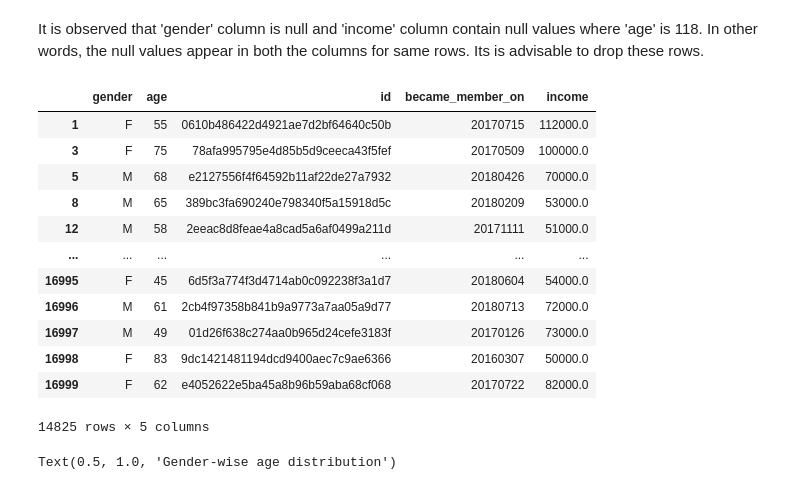
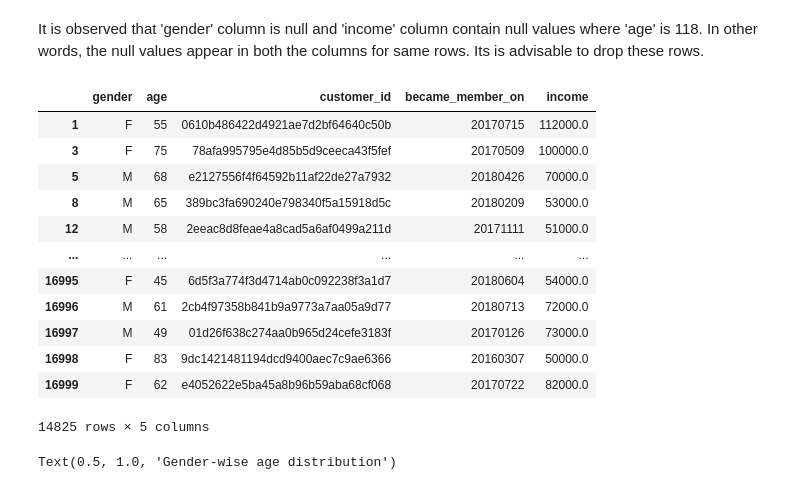
Before and after one commit to edidiongaligbe/Starbucks_Capstone_Project, a Jupyter notebook: Starbucks_Project.ipynb, the cells around one changed output. Cells and saved outputs as stored; diff of their text form; code cells hidden in the pictures.

```diff
--- a/Starbucks_Project.ipynb
+++ b/Starbucks_Project.ipynb
@@ -207,23 +226,26 @@ profile[profile['age'] == 118]
 2175 rows × 5 columns
 # %% [markdown]
 It is observed that 'gender' column is null and 'income' column contain null values where 'age' is 118. In other words, the null values appear in both the columns for same rows. Its is advisable to drop these rows.
-# %%
-profile = profile[profile.age != 118]
-profile
-# %% [output]
-|  | gender | age | id | became_member_on | income |
-| 1 | F | 55 | 0610b486422d4921ae7d2bf64640c50b | 20170715 | 112000.0 |
-| 3 | F | 75 | 78afa995795e4d85b5d9ceeca43f5fef | 20170509 | 100000.0 |
-| 5 | M | 68 | e2127556f4f64592b11af22de27a7932 | 20180426 | 70000.0 |
-| 8 | M | 65 | 389bc3fa690240e798340f5a15918d5c | 20180209 | 53000.0 |
-| 12 | M | 58 | 2eeac8d8feae4a8cad5a6af0499a211d | 20171111 | 51000.0 |
-| ... | ... | ... | ... | ... | ... |
-| 16995 | F | 45 | 6d5f3a774f3d4714ab0c092238f3a1d7 | 20180604 | 54000.0 |
-| 16996 | M | 61 | 2cb4f97358b841b9a9773a7aa05a9d77 | 20180713 | 72000.0 |
-| 16997 | M | 49 | 01d26f638c274aa0b965d24cefe3183f | 20170126 | 73000.0 |
-| 16998 | F | 83 | 9dc1421481194dcd9400aec7c9ae6366 | 20160307 | 50000.0 |
-| 16999 | F | 62 | e4052622e5ba45a8b96b59aba68cf068 | 20170722 | 82000.0 |
-14825 rows × 5 columns
+# %%
+# Drop rows where 'age' is 118
+profile = profile[profile.age != 118]
+# Change 'id' column name
+profile = profile.rename(columns = {'id': 'customer_id'})
+profile
+# %% [output]
+|  | gender | age | customer_id | became_member_on | income |
+| 1 | F | 55 | 0610b486422d4921ae7d2bf64640c50b | 20170715 | 112000.0 |
+| 3 | F | 75 | 78afa995795e4d85b5d9ceeca43f5fef | 20170509 | 100000.0 |
+| 5 | M | 68 | e2127556f4f64592b11af22de27a7932 | 20180426 | 70000.0 |
+| 8 | M | 65 | 389bc3fa690240e798340f5a15918d5c | 20180209 | 53000.0 |
+| 12 | M | 58 | 2eeac8d8feae4a8cad5a6af0499a211d | 20171111 | 51000.0 |
+| ... | ... | ... | ... | ... | ... |
+| 16995 | F | 45 | 6d5f3a774f3d4714ab0c092238f3a1d7 | 20180604 | 54000.0 |
+| 16996 | M | 61 | 2cb4f97358b841b9a9773a7aa05a9d77 | 20180713 | 72000.0 |
+| 16997 | M | 49 | 01d26f638c274aa0b965d24cefe3183f | 20170126 | 73000.0 |
+| 16998 | F | 83 | 9dc1421481194dcd9400aec7c9ae6366 | 20160307 | 50000.0 |
+| 16999 | F | 62 | e4052622e5ba45a8b96b59aba68cf068 | 20170722 | 82000.0 |
+14825 rows × 5 columns
 # %%
 # Gender-wise age distribution
 fig, ax = plt.subplots(figsize=(10, 6))
```
Also changed, not shown: parts of 18 cells of this notebook.
